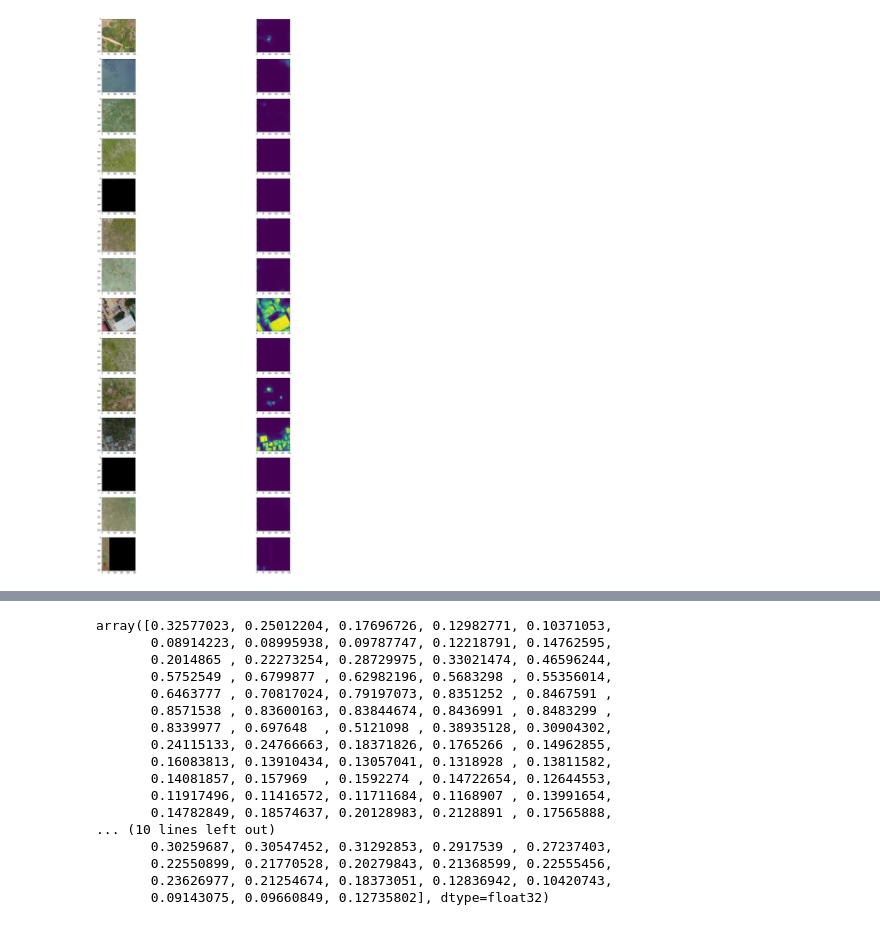
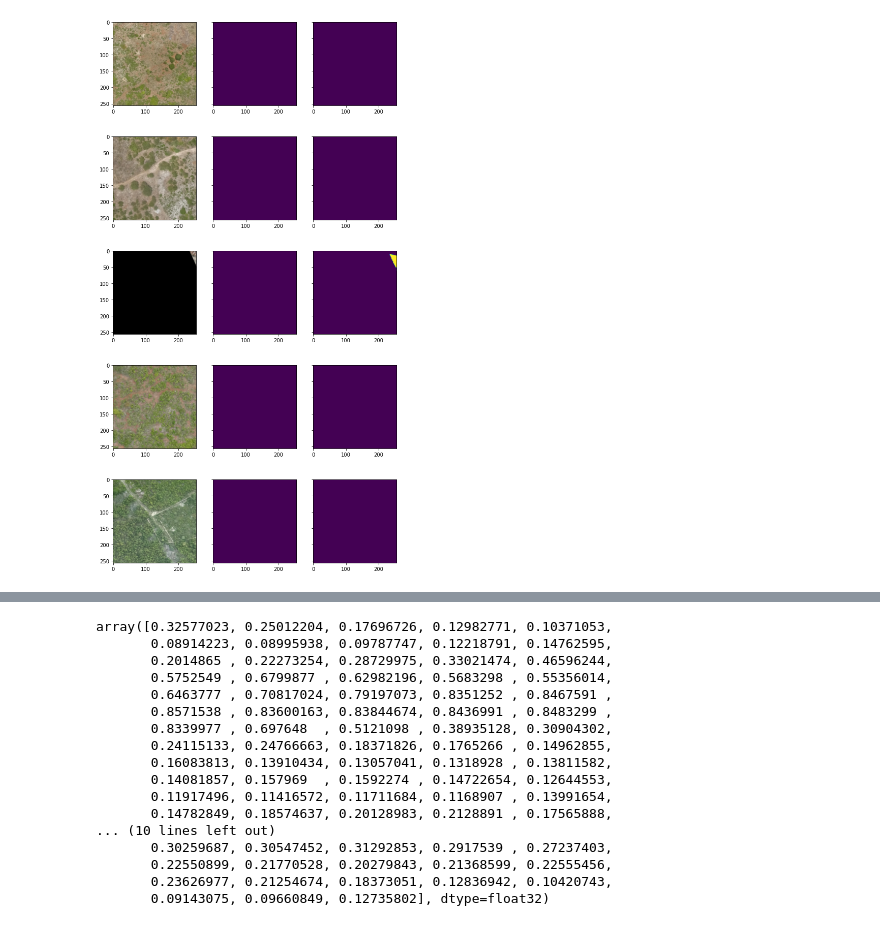
Before and after one commit to karunparashar/Segmenting-Buildings-for-Disaster-Resilience--Open-Cities-AI-, a Jupyter notebook: Predictor.ipynb, the cells around one changed output, grey strips where cells are left out. Drawn from its saved outputs; the diff is of its cells as text; code cells hidden in the pictures.

```diff
--- a/Predictor.ipynb
+++ b/Predictor.ipynb
@@ -81,36 +154,58 @@ model = create_model(256, 256, 3)
-# %%
-model.load_weights("./model_256x256.h5")
+# %%
+model.load_weights("./cosine_similarity_256x256-03.hdf5")
+# %%
+def round_image(image, threshold):
+    flat_img = image.flatten()
+    flat_img_round = [0 if v <= threshold  else 1 for v in flat_img]
+    round_img = np.reshape(flat_img_round, image.shape)
+    return round_img
+# %%
+image_name = image_names[random.randint(0, len(image_names))]
+image_path = os.path.join(TEST_IMAGE_PATH, image_name)
+img = Image.open(image_path)
+new_img = img.resize((width,height))
+np_img = np.array(new_img)
+np_img = np_img[...,:3]
 # %%
-def predict_and_show_random_images(model, n, width, height, channel):
-    fig, ax = plt.subplots(n, 2, sharey='row', figsize = (2*n,4*n))
+#def predict_and_show_random_images(model, n, width, height, channel):
+n = 5
+fig, ax = plt.subplots(n, 3, sharey='row', figsize = (2*n,4*n))
 
-    images_to_predict = np.zeros((n,width,height,channel),dtype = np.uint8)
+images_to_predict = np.zeros((n,width,height,channel),dtype = np.uint8)
+masks = []
 
-    for i in range(n):
-        image_name = image_names[random.randint(0, len(image_names))]
-        image_path = os.path.join(REL_IMAGE_PATH, image_name)
-        img = Image.open(image_path)
-        new_img = img.resize((width,height))
-        np_img = np.array(new_img)
-        np_img = np_img[...,:3]
-        images_to_predict[i] = np_img
+for i in range(n):
+    image_name = image_names[random.randint(0, len(image_names))]
+    image_path = os.path.join(TEST_IMAGE_PATH, image_name)
+    img = Image.open(image_path)
+    new_img = img.resize((width,height))
+    np_img = np.array(new_img)
+    np_img = np_img[...,:3]
+    images_to_predict[i] = np_img
 
-    results = model.predict(images_to_predict)
-    predictions = []
-    i = 0
-    for result in results:
-        result_i = np.squeeze(result)
-        predictions.append(result_i)
+    mask_path = os.path.join(TEST_MASK_PATH, image_name[:-4]+"_mask.png")
+    mask = Image.open(mask_path)
+    mask = mask.resize((width, height))
+    masks.append(mask)
 
-        # show orignal image
-        ax[i, 0].imshow(images_to_predict[i])
 
-        # show the prediction
-        ax[i, 1].imshow(predictions[i])
-        i += 1
+results = model.predict(images_to_predict)
+predictions = []
+i = 0
+for result in results:
+    result_i = np.squeeze(result)
+    predictions.append(result_i)
 
-    return {'orignal_images': images_to_predict, 'predictions': predictions}
+    # show orignal image
+    ax[i, 0].imshow(images_to_predict[i])
+
+    # show the prediction
+    ax[i, 1].imshow(round_image(predictions[i], 0.2))
+
+    # show the mask
+    ax[i, 2].imshow(masks[i])
+    i += 1
+
+#return {'orignal_images': images_to_predict, 'predictions': predictions}
+# %% [output]
+[figure, added]
-# %%
-res = predict_and_show_random_images(model, 14, width, height, channel)
-# %% [output]
-[figure, removed]
```
Also changed, not shown: parts of 38 cells of this notebook, 8 other files.
